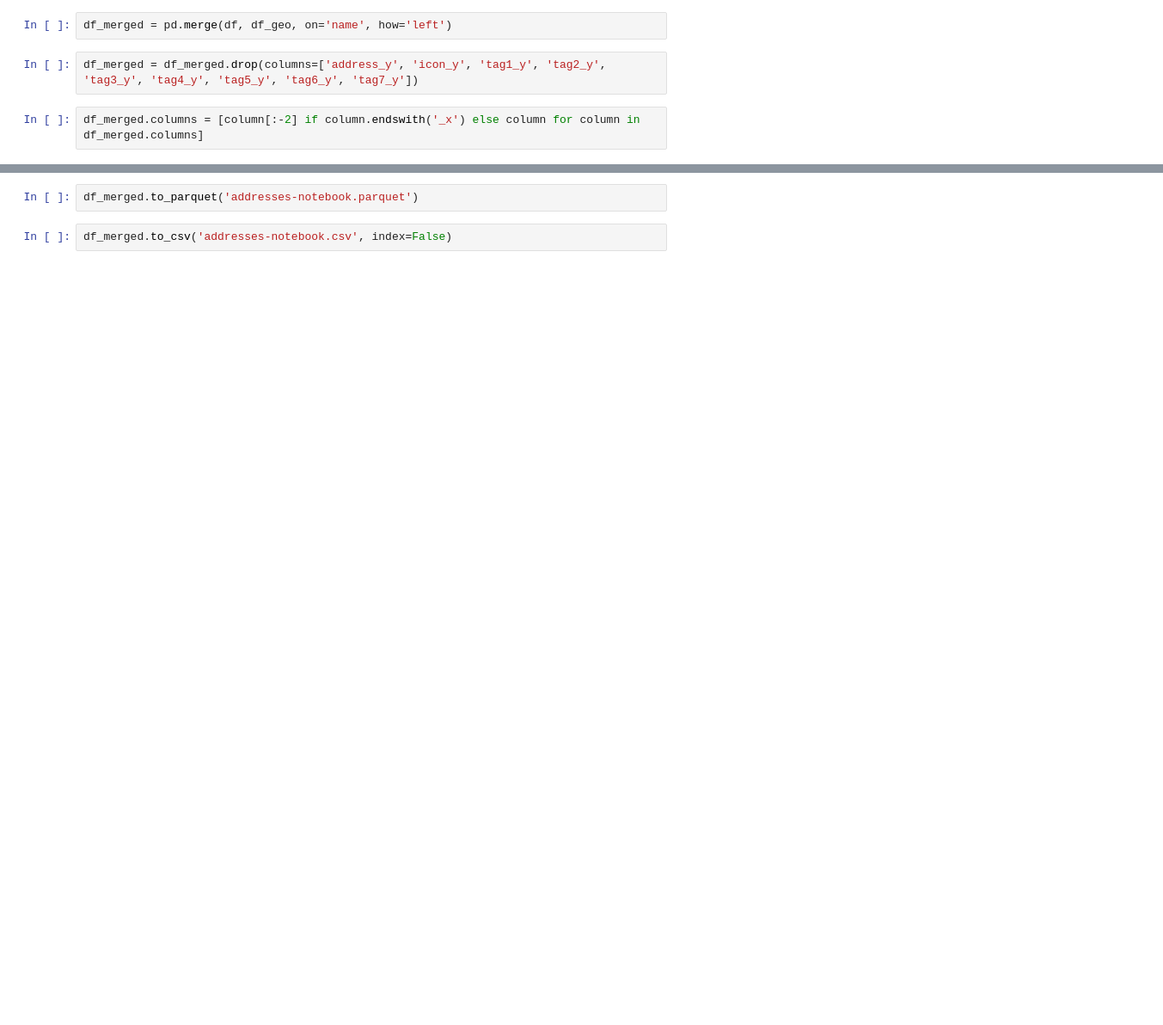
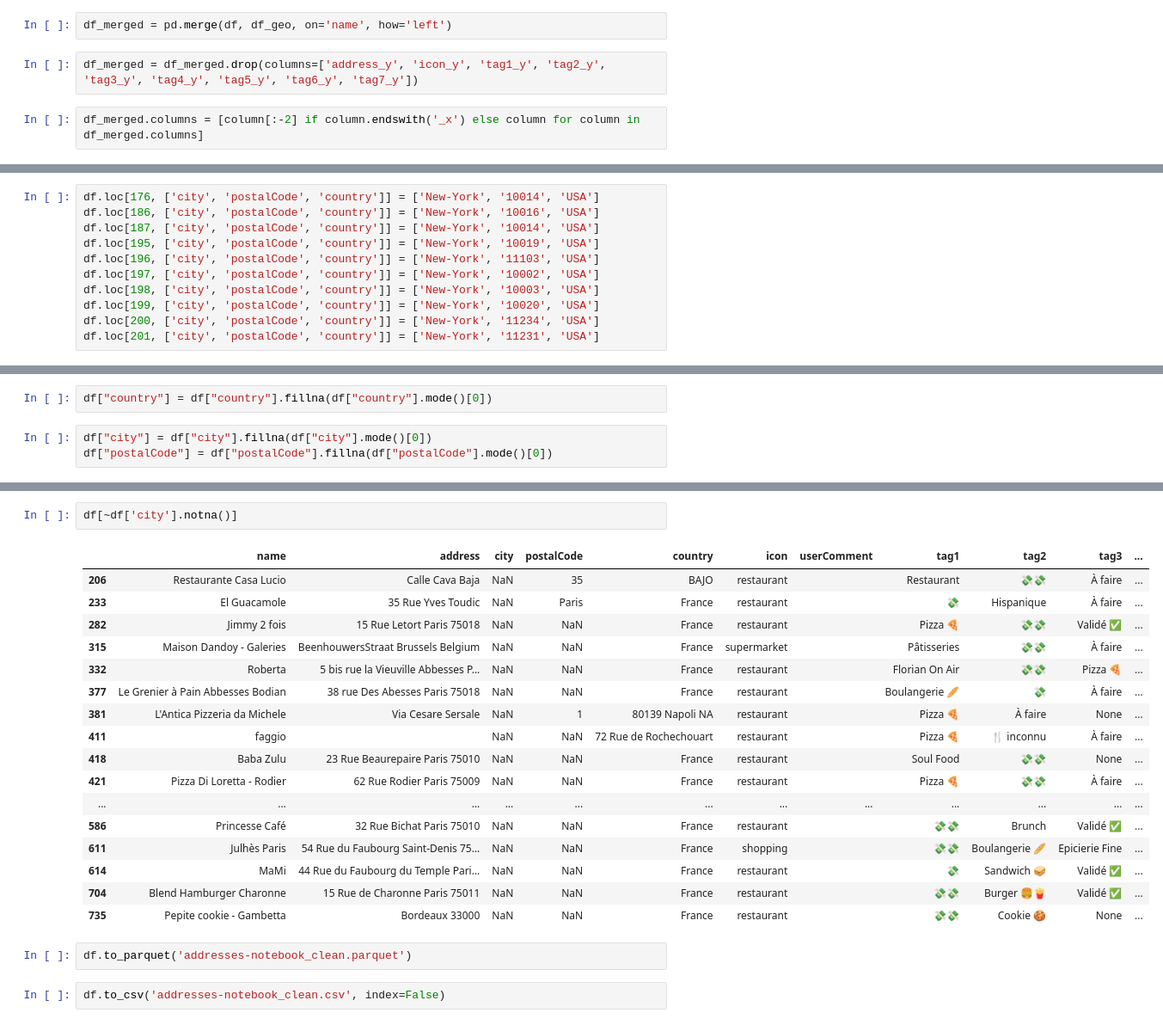
Before and after one commit to ephraim-amz/address-notebook-analysis, a Jupyter notebook: file-preprocessing-notebook.ipynb, the cells around one changed output, grey strips where cells are left out. Shown at 86% size. Saved outputs shown, nothing was run; the diff lists cells and outputs as text; blank space fills up the shorter version.

```diff
--- a/file-preprocessing-notebook.ipynb
+++ b/file-preprocessing-notebook.ipynb
@@ -194,0 +325,11 @@ df_merged.columns = [column[:-2] if column.endswith('_x') else column for column
+# %%
+df.loc[176, ['city', 'postalCode', 'country']] = ['New-York', '10014', 'USA']
+df.loc[186, ['city', 'postalCode', 'country']] = ['New-York', '10016', 'USA']
+df.loc[187, ['city', 'postalCode', 'country']] = ['New-York', '10014', 'USA']
+df.loc[195, ['city', 'postalCode', 'country']] = ['New-York', '10019', 'USA']
+df.loc[196, ['city', 'postalCode', 'country']] = ['New-York', '11103', 'USA']
+df.loc[197, ['city', 'postalCode', 'country']] = ['New-York', '10002', 'USA']
+df.loc[198, ['city', 'postalCode', 'country']] = ['New-York', '10003', 'USA']
+df.loc[199, ['city', 'postalCode', 'country']] = ['New-York', '10020', 'USA']
+df.loc[200, ['city', 'postalCode', 'country']] = ['New-York', '11234', 'USA']
+df.loc[201, ['city', 'postalCode', 'country']] = ['New-York', '11231', 'USA']
@@ -194,0 +450,5 @@ df_merged.columns = [column[:-2] if column.endswith('_x') else column for column
+# %%
+df["country"] = df["country"].fillna(df["country"].mode()[0])
+# %%
+df["city"] = df["city"].fillna(df["city"].mode()[0])
+df["postalCode"] = df["postalCode"].fillna(df["postalCode"].mode()[0])
@@ -195,4 +476,24 @@ df_merged.columns = [column[:-2] if column.endswith('_x') else column for column
+# %%
+df[~df['city'].notna()]
+# %% [output]
+|  | name | address | city | postalCode | country | icon | userComment | tag1 | tag2 | tag3 | ... |
+| 206 | Restaurante Casa Lucio | Calle Cava Baja | NaN | 35 | BAJO | restaurant |  | Restaurant | 💸💸 | À faire | ... |
+| 233 | El Guacamole | 35 Rue Yves Toudic | NaN | Paris | France | restaurant |  | 💸 | Hispanique | À faire | ... |
+| 282 | Jimmy 2 fois | 15 Rue Letort Paris 75018 | NaN | NaN | France | restaurant |  | Pizza 🍕 | 💸💸 | Validé ✅ | ... |
+| 315 | Maison Dandoy - Galeries | BeenhouwersStraat Brussels Belgium | NaN | NaN | France | supermarket |  | Pâtisseries | 💸💸 | À faire | ... |
+| 332 | Roberta | 5 bis rue la Vieuville Abbesses P... | NaN | NaN | France | restaurant |  | Florian On Air | 💸💸 | Pizza 🍕 | ... |
+| 377 | Le Grenier à Pain Abbesses Bodian | 38 rue Des Abesses Paris 75018 | NaN | NaN | France | restaurant |  | Boulangerie 🥖 | 💸 | À faire | ... |
+| 381 | L'Antica Pizzeria da Michele | Via Cesare Sersale | NaN | 1 | 80139 Napoli NA | restaurant |  | Pizza 🍕 | À faire | None | ... |
+| 411 | faggio |  | NaN | NaN | 72 Rue de Rochechouart | restaurant |  | Pizza 🍕 | 🍴 inconnu | À faire | ... |
+| 418 | Baba Zulu | 23 Rue Beaurepaire Paris 75010 | NaN | NaN | France | restaurant |  | Soul Food | 💸💸 | None | ... |
+| 421 | Pizza Di Loretta - Rodier | 62 Rue Rodier Paris 75009 | NaN | NaN | France | restaurant |  | Pizza 🍕 | 💸💸 | À faire | ... |
+| ... | ... | ... | ... | ... | ... | ... | ... | ... | ... | ... | ... |
+| 586 | Princesse Café | 32 Rue Bichat Paris 75010 | NaN | NaN | France | restaurant |  | 💸💸 | Brunch | Validé ✅ | ... |
+| 611 | Julhès Paris | 54 Rue du Faubourg Saint-Denis 75... | NaN | NaN | France | shopping |  | 💸💸 | Boulangerie 🥖 | Epicierie Fine | ... |
+| 614 | MaMi | 44 Rue du Faubourg du Temple Pari... | NaN | NaN | France | restaurant |  | 💸 | Sandwich 🥪 | Validé ✅ | ... |
+| 704 | Blend Hamburger Charonne | 15 Rue de Charonne Paris 75011 | NaN | NaN | France | restaurant |  | 💸💸 | Burger 🍔🍟 | Validé ✅ | ... |
+| 735 | Pepite cookie - Gambetta | Bordeaux 33000 | NaN | NaN | France | restaurant |  | 💸💸 | Cookie 🍪 | None | ... |
 # %%
-df_merged.to_parquet('addresses-notebook.parquet')
+df.to_parquet('addresses-notebook_clean.parquet')
 # %%
-df_merged.to_csv('addresses-notebook.csv', index=False)
+df.to_csv('addresses-notebook_clean.csv', index=False)
```
Also changed, not shown: parts of 22 cells of this notebook, 3 other files.
